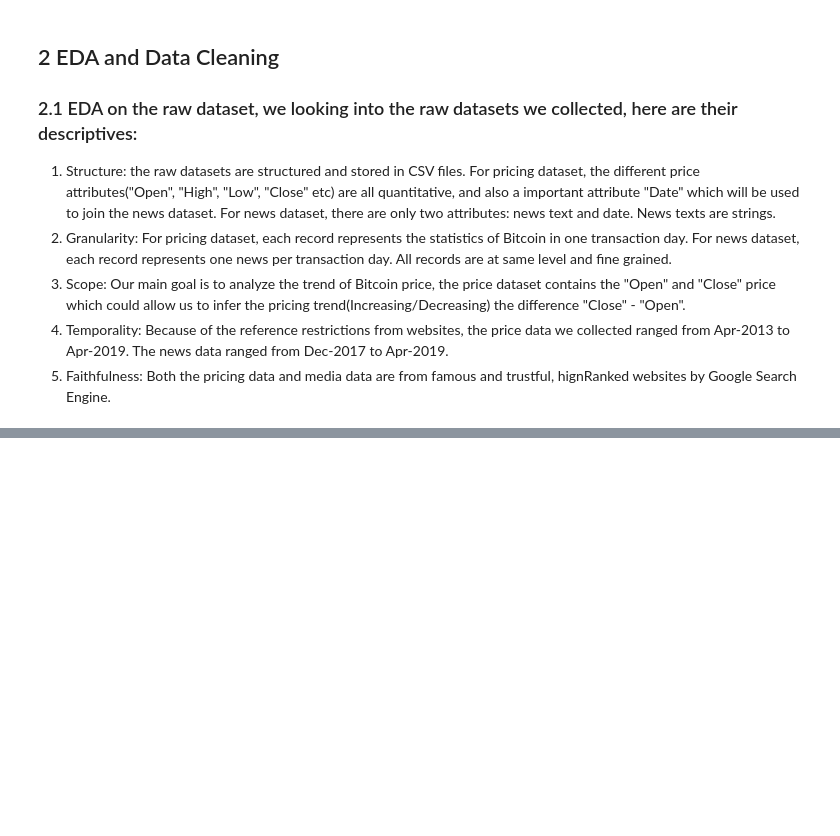
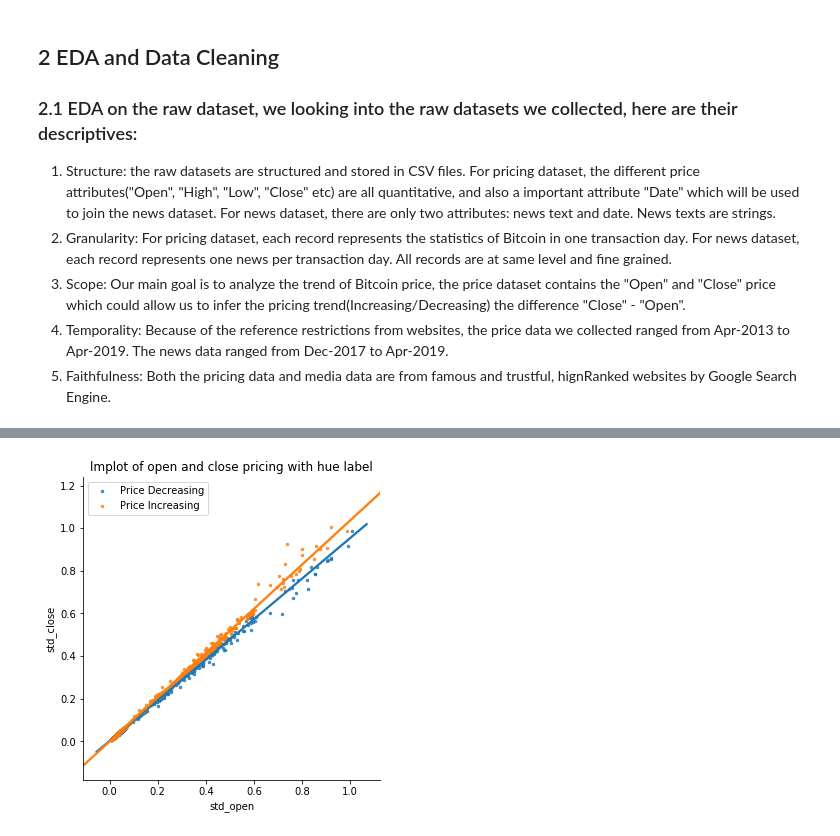
Before and after one commit to uic-cs418/cs418-project-slamming-squad-1, a Jupyter notebook: Final_Report.ipynb, the cells around one changed output, grey strips where cells are left out. Cells and saved outputs as stored; diff of their text form; code cells hidden in the pictures; blank space fills up the shorter version.

```diff
--- a/Final_Report.ipynb
+++ b/Final_Report.ipynb
@@ -208,0 +110,11 @@ From above plot pictures, we found that when the price of bitcoin market vibrate
+# %%
+fag = sns.lmplot(x='std_open', y='std_close', hue='label_descriptive', data=std_priceOfBitcoin,
+                scatter_kws={'s': 6}, legend_out=False)
+fag.ax.set_title("lmplot of open and close pricing with hue label")
+leg = fag.axes[0, 0].get_legend()
+leg.set_title(None)
+labs = leg.texts
+labs[0].set_text('Price Decreasing')
+labs[1].set_text('Price Increasing')
+# %% [output]
+[figure, added]
```
Also changed, not shown: parts of 28 cells of this notebook.
